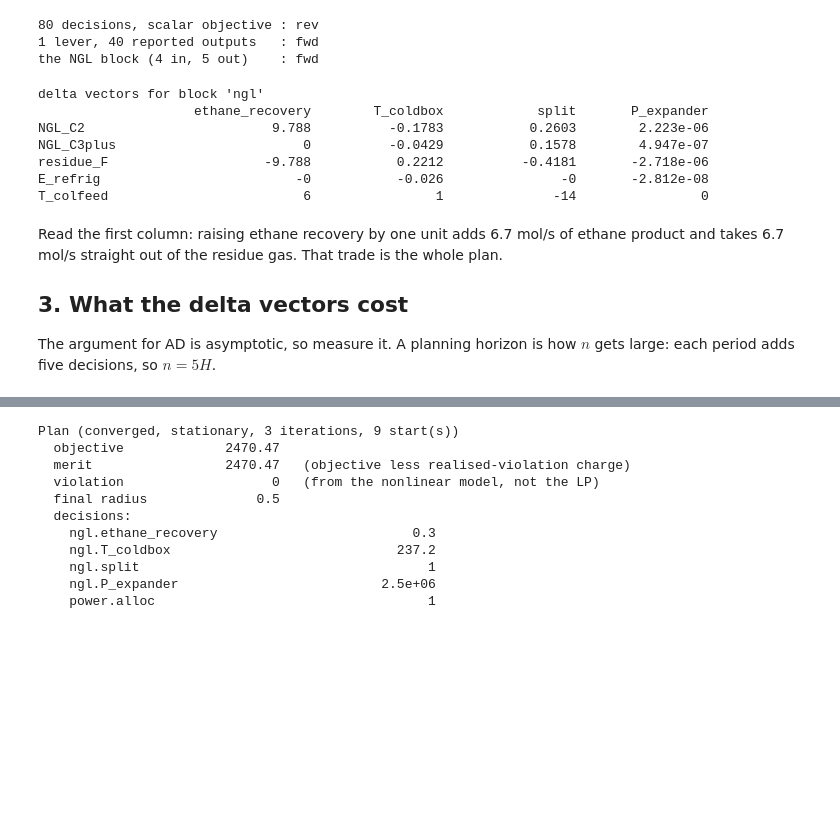
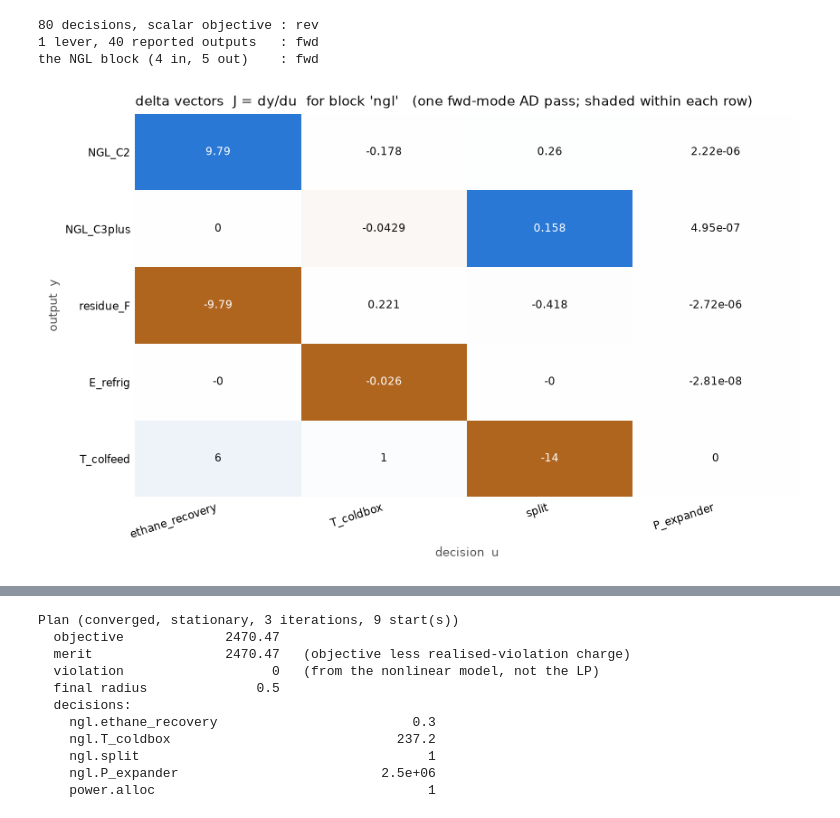
Before and after one commit to jkitchin/differentiable-flowsheets, a Jupyter notebook: examples/30_delta_base_planning.ipynb, the cells around one changed output, grey strips where cells are left out. Drawn from its saved outputs; the diff is of its cells as text; code cells hidden in the pictures; blank space fills up the shorter version.

```diff
--- a/examples/30_delta_base_planning.ipynb
+++ b/examples/30_delta_base_planning.ipynb
@@ -125,20 +221,6 @@ print("the NGL block (4 in, 5 out)    :", linearize_block(ngl).mode)
 the NGL block (4 in, 5 out)    : fwd
 # %%
 lin = linearize_block(ngl)
-print(lin.as_table(ngl.u_names, ngl.y_names))
+ax = draw_delta_vectors(lin, block=ngl)
 # %% [output]
-delta vectors for block 'ngl'
-                    ethane_recovery        T_coldbox            split       P_expander
-NGL_C2                        9.788          -0.1783           0.2603        2.223e-06
-NGL_C3plus                        0          -0.0429           0.1578        4.947e-07
-residue_F                    -9.788           0.2212          -0.4181       -2.718e-06
-E_refrig                         -0           -0.026               -0       -2.812e-08
-T_colfeed                         6                1              -14                0
+[figure, added]
-# %% [markdown]
-Read the first column: raising ethane recovery by one unit adds 6.7 mol/s of ethane product
-and takes 6.7 mol/s straight out of the residue gas. That trade is the whole plan.
-
-## 3. What the delta vectors cost
-
-The argument for AD is asymptotic, so measure it. A planning horizon is how $n$ gets large:
-each period adds five decisions, so $n = 5H$.
```
Also changed, not shown: parts of 46 cells of this notebook, 11 other files.
